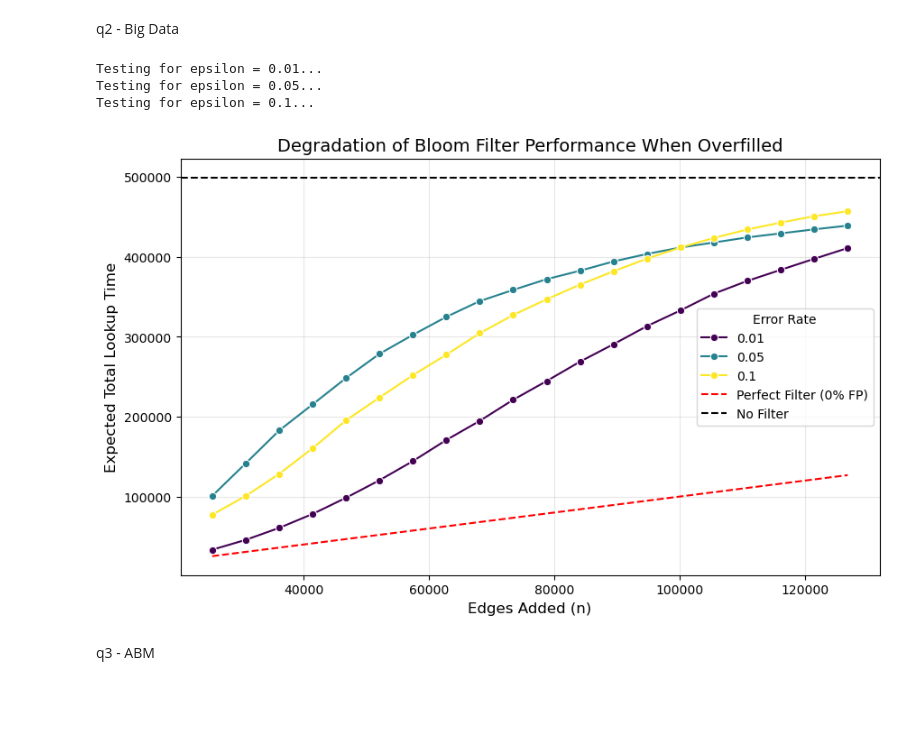
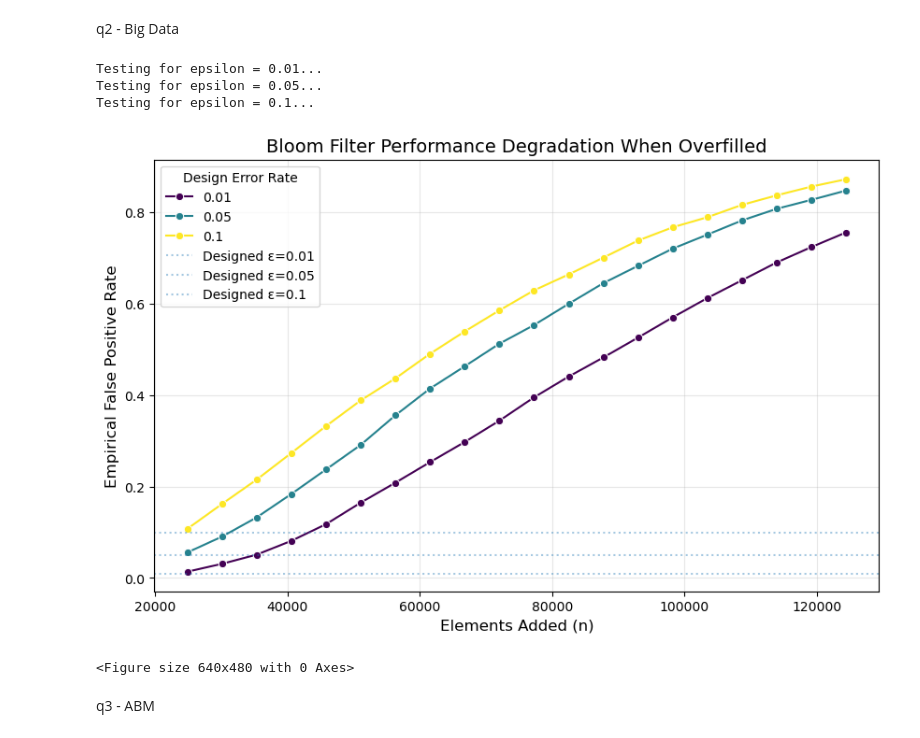
Before and after one commit to caleb-chandler/cnet5052_sp26, a Jupyter notebook: assignments/assignment04/assignment04.ipynb, the cells around one changed output. Cells and saved outputs as stored; diff of their text form; code cells hidden in the pictures; blank space fills up the shorter version.

```diff
--- a/assignments/assignment04/assignment04.ipynb
+++ b/assignments/assignment04/assignment04.ipynb
@@ -138,16 +139,6 @@ q2 - Big Data
 def bloomFilter(n, err):
     '''
     Initializes an empty bloom filter with desired parameters.
-
-    Args
-    ---
-    n : (int) Number of elements
-    err : (float) : Desired error rate
-
-    Returns
-    ---
-    NDArray : Empty filter
-    int: Ideal number of hash functions
     '''
     # formulas for m and k
     k = int(-(math.log2(err)))
@@ -193,17 +184,15 @@ G = nx.erdos_renyi_graph(1000, 0.05)
 # separate true edges from known non-edges
 true_edges = list(G.edges())
 non_edges = list(nx.non_edges(G))
-random.shuffle(non_edges) # shuffle so we can pull random samples
+random.shuffle(non_edges) # shuffle so i can pull random samples
 
 edgenum = len(true_edges)
-total_non_edges = len(non_edges)
 
 test_errs = [0.01, 0.05, 0.1]
 
 # create range of specified size using linspace and round values to nearest int
 test_ns = np.rint(np.linspace(edgenum, edgenum*5, 20)).astype(int)
 
-performances = []
 # use 5,000 non-edges to test empirical false positive rate
 probe_sample_size = 5000
 
@@ -212,6 +201,7 @@ max_extra_needed = max(test_ns) - edgenum
 probe_set = non_edges[max_extra_needed : max_extra_needed + probe_sample_size]
 
 # start trials
+performances = []
 for err in test_errs:
     print(f"Testing for epsilon = {err}...")
 
@@ -223,50 +213,47 @@ for err in test_errs:
         edges_to_add = true_edges + non_edges[:extra_edges_needed]
         filt = add_to_bloom(edges_to_add, emptyfilt, k)
 
         # probe with the isolated non-edges to find empirical fp rate
         false_positives = sum(1 for e in probe_set if lookup_bloom(e, filt, k))
         empirical_fp = false_positives / probe_sample_size
 
-        # calculate expected total lookup time
-        remaining_non_edges = total_non_edges - extra_edges_needed
-        expected_time = n + (empirical_fp * remaining_non_edges)
-
         performances.append({
             'err': err,
             'n': n,
             'empirical_fp': empirical_fp,
-            'expected_time': expected_time
         })
 
 # --- plotting ---
 
 df = pd.DataFrame(performances)
 
 plt.figure(figsize=(10, 6))
 sns.lineplot(data=df,
              x='n',
-             y='expected_time',
+             y='empirical_fp',
              hue='err',
              marker='o',
              palette='viridis')
 
-plt.plot(test_ns, test_ns, color='red', linestyle='--', label='Perfect Filter (0% FP)')
+# reference lines for designed rates
+for err in test_errs:
+    plt.axhline(y=err, linestyle=':', alpha=0.4,
+                label=f'Designed ε={err}')
 
-# baseline (no filter)
-plt.axhline(y=499_500, color='black', linestyle='--', label='No Filter')
+plt.title('Bloom Filter Performance Degradation When Overfilled', fontsize=14)
+plt.xlabel(f'Elements Added (n)', fontsize=12)
+plt.ylabel('Empirical False Positive Rate', fontsize=12)
+plt.legend(title='Design Error Rate')
+plt.grid(True, alpha=0.3)
+plt.show()
 
-plt.title('Degradation of Bloom Filter Performance When Overfilled', fontsize=14)
-plt.xlabel(f'Edges Added (n)', fontsize=12)
-plt.ylabel('Expected Total Lookup Time', fontsize=12)
-plt.legend(title='Error Rate')
-plt.grid(True, alpha=0.3)
-
-plt.savefig('imgs/bloom_perf.png')
+plt.savefig('imgs/bloom_fp.png')
 # %% [output]
 Testing for epsilon = 0.01...
 Testing for epsilon = 0.05...
 Testing for epsilon = 0.1...
-[figure, old version]
+[figure, new version]
+<Figure size 640x480 with 0 Axes>
 # %% [markdown]
 q3 - ABM
 # %%
```
Also changed, not shown: parts of 4 cells of this notebook, 1 other file.
